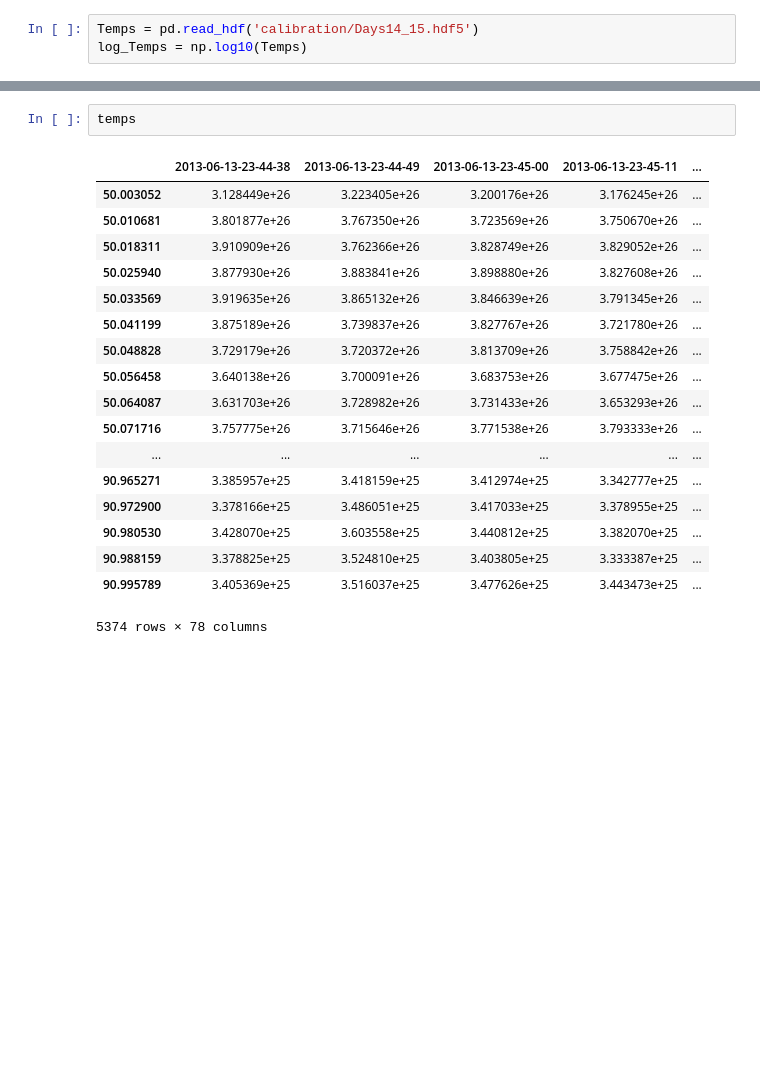
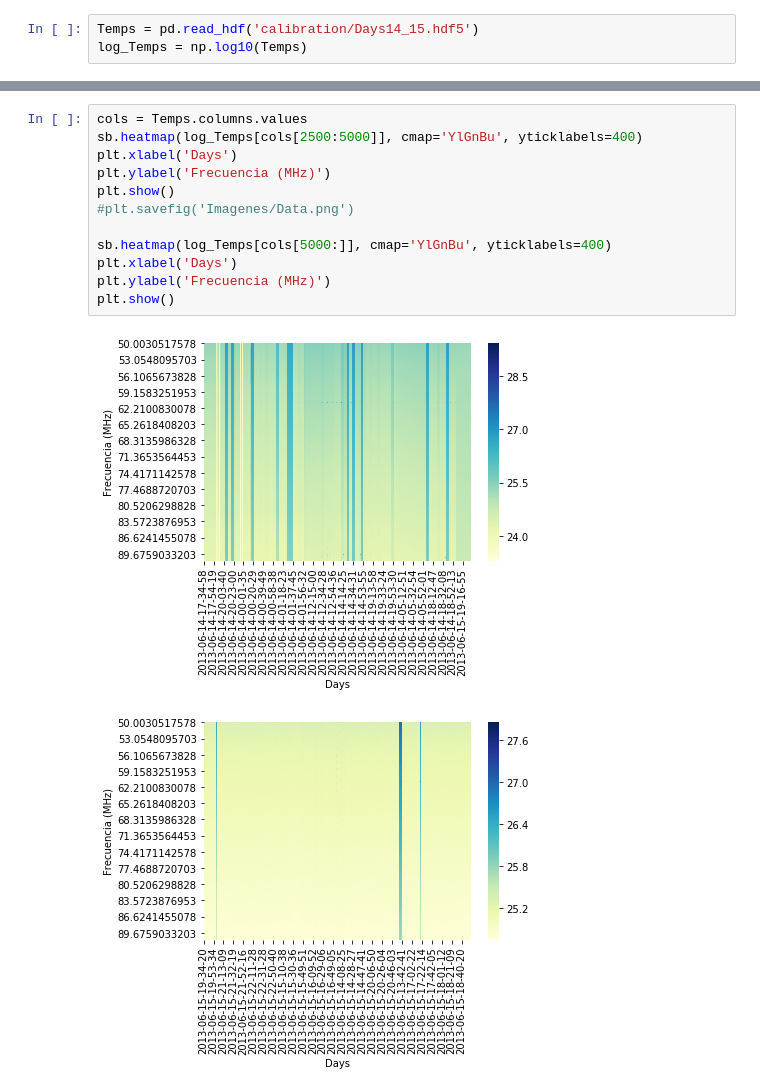
Before and after one commit to HiramHerrera/SciHi, a Jupyter notebook: calibration.ipynb, the cells around one changed output, grey strips where cells are left out. Cells and saved outputs as stored; diff of their text form; blank space fills up the shorter version.

```diff
--- a/calibration.ipynb
+++ b/calibration.ipynb
@@ -20,21 +19,15 @@ temps = pd.read_hdf('Data_filter/antenna/2013-06-13-23.hdf5')
-# %%
-temps
-# %% [output]
-|  | 2013-06-13-23-44-38 | 2013-06-13-23-44-49 | 2013-06-13-23-45-00 | 2013-06-13-23-45-11 | ... |
-| 50.003052 | 3.128449e+26 | 3.223405e+26 | 3.200176e+26 | 3.176245e+26 | ... |
-| 50.010681 | 3.801877e+26 | 3.767350e+26 | 3.723569e+26 | 3.750670e+26 | ... |
-| 50.018311 | 3.910909e+26 | 3.762366e+26 | 3.828749e+26 | 3.829052e+26 | ... |
-| 50.025940 | 3.877930e+26 | 3.883841e+26 | 3.898880e+26 | 3.827608e+26 | ... |
-| 50.033569 | 3.919635e+26 | 3.865132e+26 | 3.846639e+26 | 3.791345e+26 | ... |
-| 50.041199 | 3.875189e+26 | 3.739837e+26 | 3.827767e+26 | 3.721780e+26 | ... |
-| 50.048828 | 3.729179e+26 | 3.720372e+26 | 3.813709e+26 | 3.758842e+26 | ... |
-| 50.056458 | 3.640138e+26 | 3.700091e+26 | 3.683753e+26 | 3.677475e+26 | ... |
-| 50.064087 | 3.631703e+26 | 3.728982e+26 | 3.731433e+26 | 3.653293e+26 | ... |
-| 50.071716 | 3.757775e+26 | 3.715646e+26 | 3.771538e+26 | 3.793333e+26 | ... |
-| ... | ... | ... | ... | ... | ... |
-| 90.965271 | 3.385957e+25 | 3.418159e+25 | 3.412974e+25 | 3.342777e+25 | ... |
-| 90.972900 | 3.378166e+25 | 3.486051e+25 | 3.417033e+25 | 3.378955e+25 | ... |
-| 90.980530 | 3.428070e+25 | 3.603558e+25 | 3.440812e+25 | 3.382070e+25 | ... |
-| 90.988159 | 3.378825e+25 | 3.524810e+25 | 3.403805e+25 | 3.333387e+25 | ... |
-| 90.995789 | 3.405369e+25 | 3.516037e+25 | 3.477626e+25 | 3.443473e+25 | ... |
-5374 rows × 78 columns
+# %%
+cols = Temps.columns.values
+sb.heatmap(log_Temps[cols[2500:5000]], cmap='YlGnBu', yticklabels=400)
+plt.xlabel('Days')
+plt.ylabel('Frecuencia (MHz)')
+plt.show()
+#plt.savefig('Imagenes/Data.png')
+
+sb.heatmap(log_Temps[cols[5000:]], cmap='YlGnBu', yticklabels=400)
+plt.xlabel('Days')
+plt.ylabel('Frecuencia (MHz)')
+plt.show()
+# %% [output]
+[figure, added]
+[figure, added]
```
Also changed, not shown: parts of 9 cells of this notebook, 1 other file.
